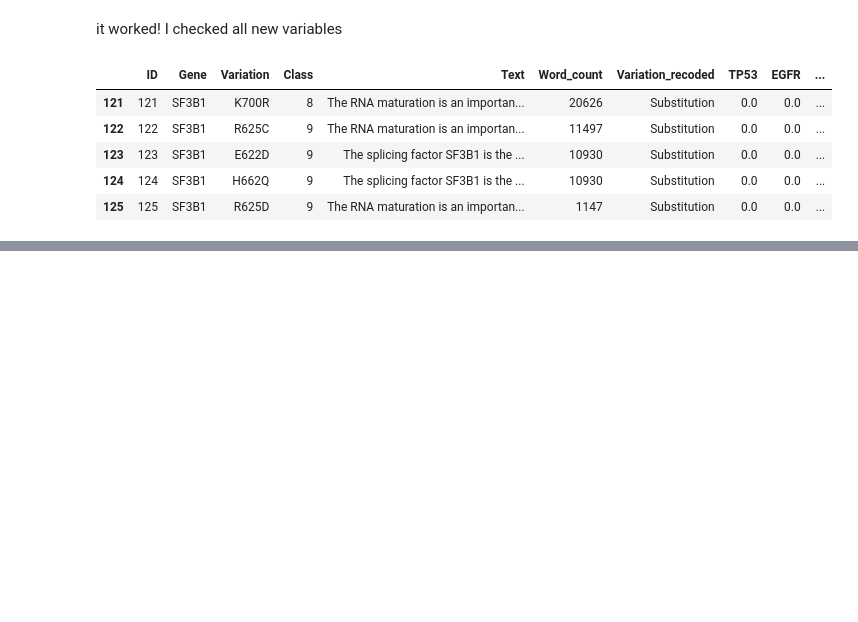
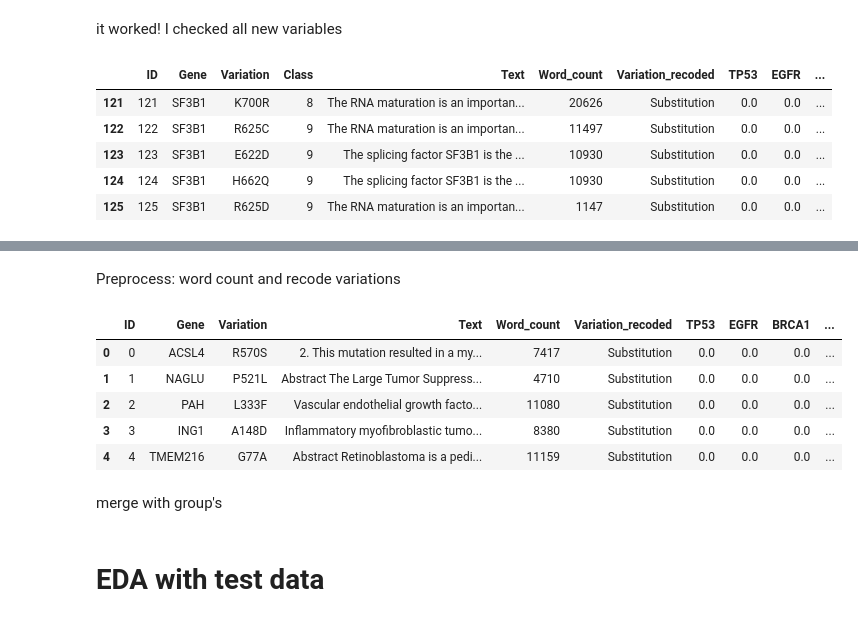
Before and after one commit to belyguerra/cdips, a Jupyter notebook: gene_variants_prepros_EDA.ipynb, the cells around one changed output, grey strips where cells are left out. Cells and saved outputs as stored; diff of their text form; code cells hidden in the pictures; blank space fills up the shorter version.

```diff
--- a/gene_variants_prepros_EDA.ipynb
+++ b/gene_variants_prepros_EDA.ipynb
@@ -342,0 +320,2 @@ train.loc[train['SF3B1']==1].head()
+# %%
+test_v = pd.read_csv('/home/bunge/bguerra/Desktop/git/cdips/test_variants/test_variants')
@@ -342,0 +326,2 @@ train.loc[train['SF3B1']==1].head()
+# %% [markdown]
+Preprocess: word count and  recode variations
@@ -342,0 +334,11 @@ train.loc[train['SF3B1']==1].head()
+# %%
+test.head()
+# %% [output]
+|  | ID | Gene | Variation | Text | Word_count | Variation_recoded | TP53 | EGFR | BRCA1 | ... |
+| 0 | 0 | ACSL4 | R570S | 2. This mutation resulted in a my... | 7417 | Substitution | 0.0 | 0.0 | 0.0 | ... |
+| 1 | 1 | NAGLU | P521L | Abstract The Large Tumor Suppress... | 4710 | Substitution | 0.0 | 0.0 | 0.0 | ... |
+| 2 | 2 | PAH | L333F | Vascular endothelial growth facto... | 11080 | Substitution | 0.0 | 0.0 | 0.0 | ... |
+| 3 | 3 | ING1 | A148D | Inflammatory myofibroblastic tumo... | 8380 | Substitution | 0.0 | 0.0 | 0.0 | ... |
+| 4 | 4 | TMEM216 | G77A | Abstract Retinoblastoma is a pedi... | 11159 | Substitution | 0.0 | 0.0 | 0.0 | ... |
+# %% [markdown]
+merge with group's
@@ -342,0 +349,2 @@ train.loc[train['SF3B1']==1].head()
+# %% [markdown]
+# EDA with test data
```
Also changed, not shown: parts of 45 cells of this notebook.
